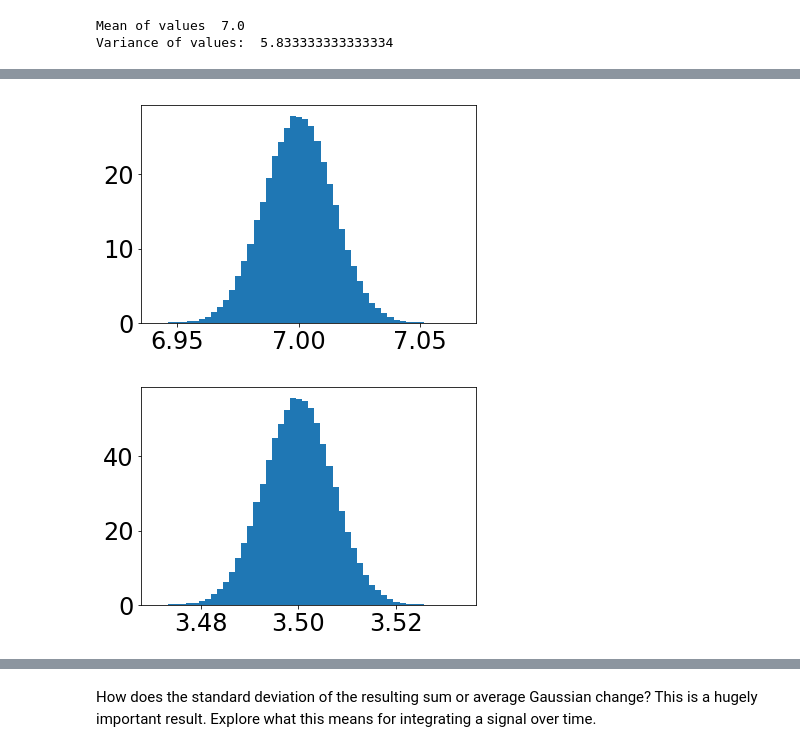
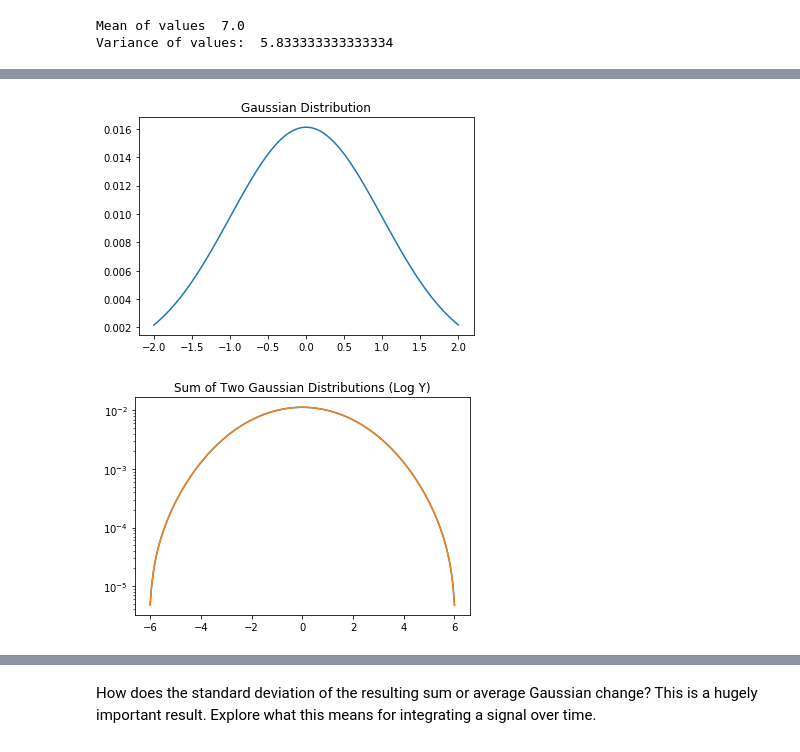
Before and after one commit to s-agiedd/PHYS_434, a Jupyter notebook: HWs/Alyssa_Giedd_HW2.ipynb, the cells around one changed output, grey strips where cells are left out. Drawn from its saved outputs; the diff is of its cells as text; code cells hidden in the pictures.

```diff
--- a/HWs/Alyssa_Giedd_HW2.ipynb
+++ b/HWs/Alyssa_Giedd_HW2.ipynb
@@ -107,14 +82,25 @@ plt.show()
-# %%
-fig, ax = plt.subplots(1, 1)
-ax.hist(d2+d1,50, density=True)
-plt.tick_params(labelsize = 24)
-plt.show()
-# %% [output]
-[figure, removed]
-# %%
-fig, ax = plt.subplots(1, 1)
-ax.hist((d2+d1)/2,50, density=True)
-plt.tick_params(labelsize = 24)
-plt.show()
-# %% [output]
-[figure, removed]
+# %%
+#5) Show that the sum and average of an initially Gaussian distribution is also a Gaussian (can be analytic or numerical).
+
+#Single normal gaussian plot
+x = np.linspace(-2, 2, 100)
+pdf = stats.norm.pdf(x) *(x[1]-x[0])
+
+plt.plot(x, pdf)
+plt.title("Gaussian Distribution")
+plt.show()
+
+#Sum of two covnolutions
+x_vals = np.linspace(-6, 6, 199)
+pdf_sum = np.convolve(pdf,pdf)
+
+plt.plot(x_vals, pdf_sum)
+plt.title("Sum of Two Gaussian Distributions")
+
+plt.semilogy(x_vals, pdf_sum)
+plt.title("Sum of Two Gaussian Distributions (Log Y)")
+
+plt.show()
+# %% [output]
+[figure, added]
+[figure, added]
```
Also changed, not shown: parts of 7 cells of this notebook.
